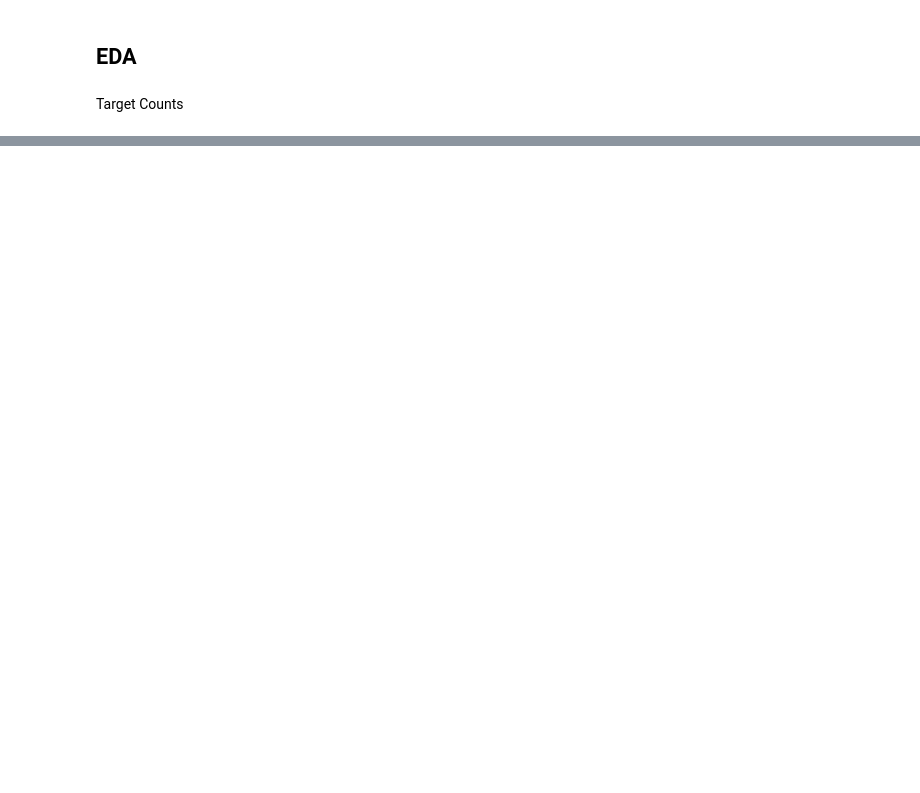
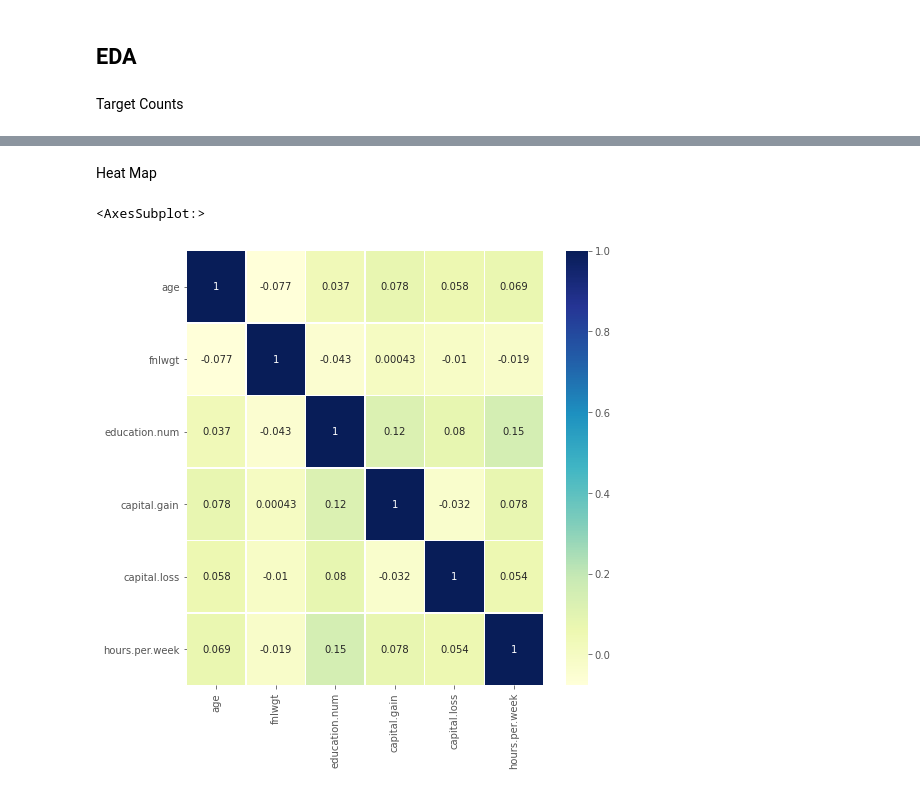
Before and after one commit to KishenSharma6/IncomeClassifier_CPP, a Jupyter notebook: EDA/EDA.ipynb, the cells around one changed output, grey strips where cells are left out. Drawn from its saved outputs; the diff is of its cells as text; code cells hidden in the pictures; blank space fills up the shorter version.

```diff
--- a/EDA/EDA.ipynb
+++ b/EDA/EDA.ipynb
@@ -70,0 +82,11 @@ Target Counts
+# %% [markdown]
+Heat Map
+# %%
+f, ax= plt.subplots(figsize= (8,8))
+
+corr= clean_df.corr()
+sns.heatmap(corr,  cmap="YlGnBu", ax=ax,
+            annot= True, linewidths= .3);
+# %% [output]
+<AxesSubplot:>
+[figure, added]
```
Also changed, not shown: parts of 9 cells of this notebook.
